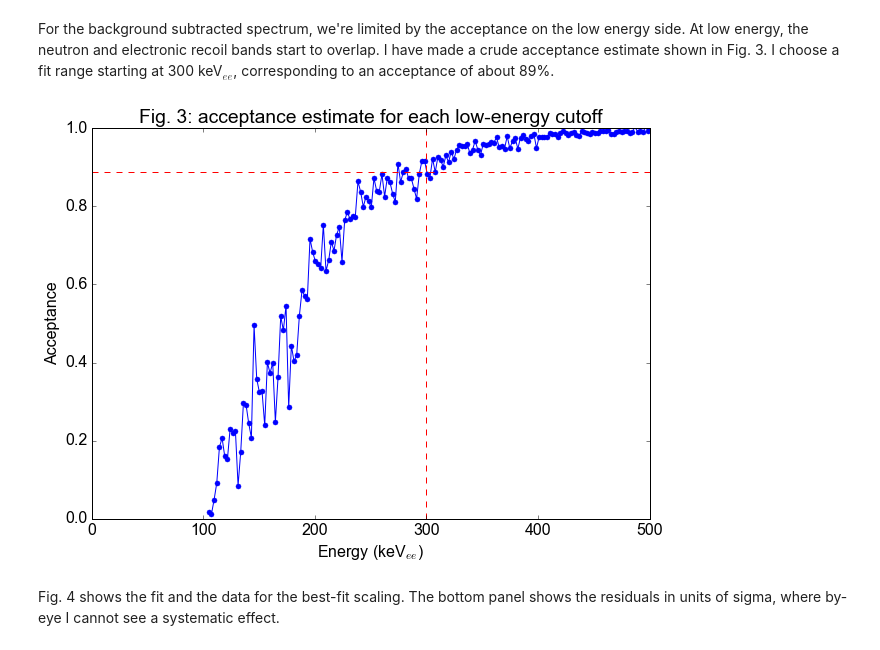
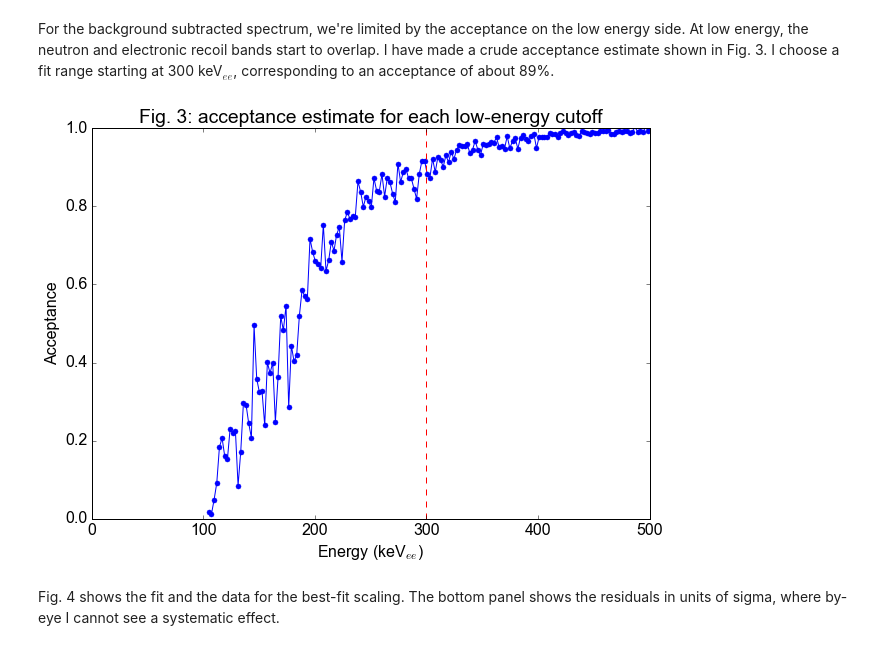
Before and after one commit to XENON1T/PTB, a Jupyter notebook: 13_read_simu_assuming_ralf_initial_dist.ipynb, the cells around one changed output. Cells and saved outputs as stored; diff of their text form; code cells hidden in the pictures.

```diff
--- a/13_read_simu_assuming_ralf_initial_dist.ipynb
+++ b/13_read_simu_assuming_ralf_initial_dist.ipynb
@@ -195,17 +227,15 @@ For the background subtracted spectrum, we're limited by the acceptance on the l
 # %%
 acc_acceptances = np.array(acc_acceptances)
 plt.plot(acc_thresholds_energy, acc_acceptances, marker='.', markersize=10)
-plt.axhline(np.average(acc_acceptances[(acc_thresholds_energy > 290) & (acc_thresholds_energy < 310) ]),
-            color='red', ls='--')
 plt.axvline(300, color='red', ls='--')
 plt.ylim(0,1)
 plt.xlim(0,500)
 plt.xlabel('Energy (keV$_{ee}$)')
 plt.ylabel('Acceptance')
 plt.title('Fig. 3: acceptance estimate for each low-energy cutoff')
 plt.show()
 # %% [output]
-[figure, old version]
+[figure, new version]
 # %%
 %%capture
 fit_disc_sub = Fit1D(e_scale, fg_disc_sub, fg_disc_sub_err, response_sim_spec)
```
Also changed, not shown: parts of 6 cells of this notebook, 13 other files.
